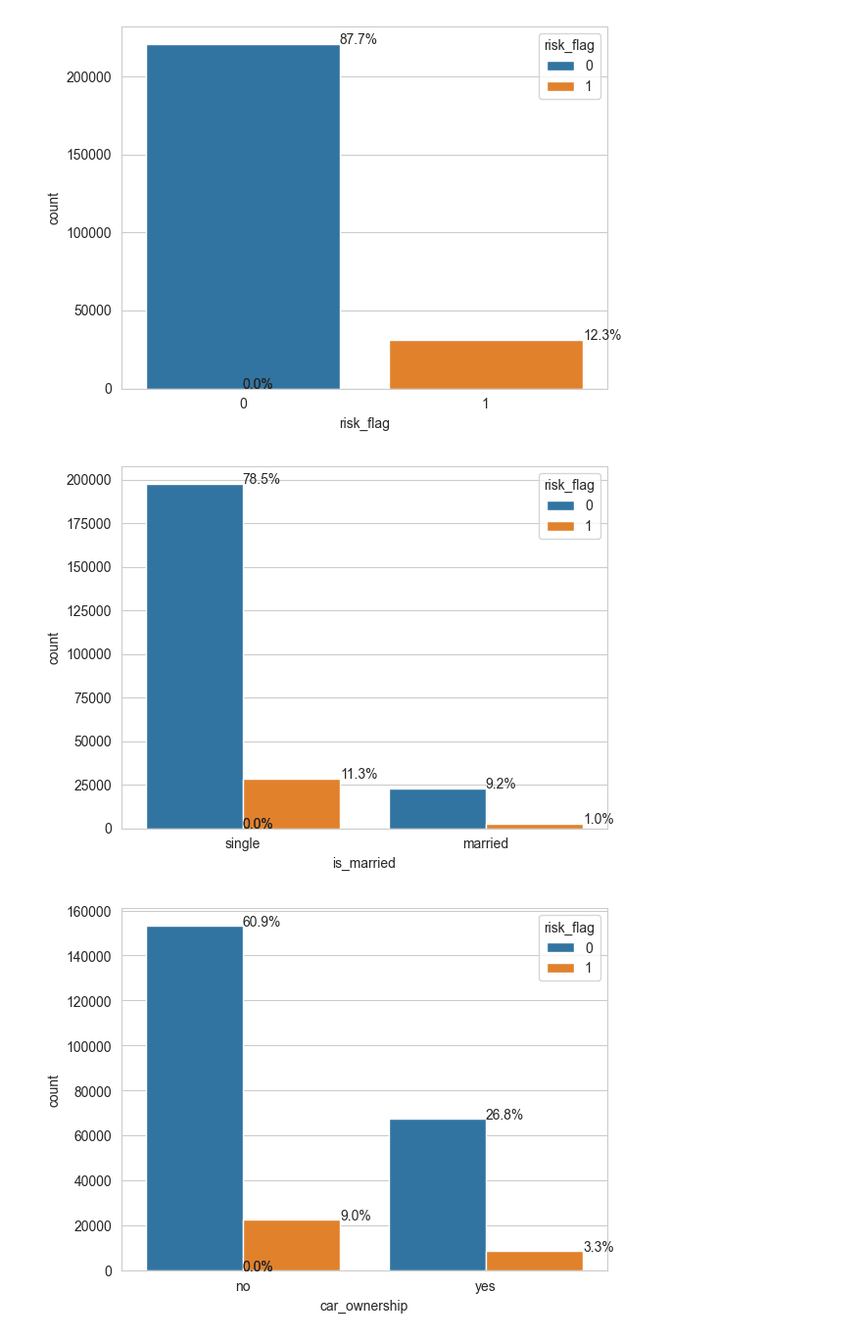
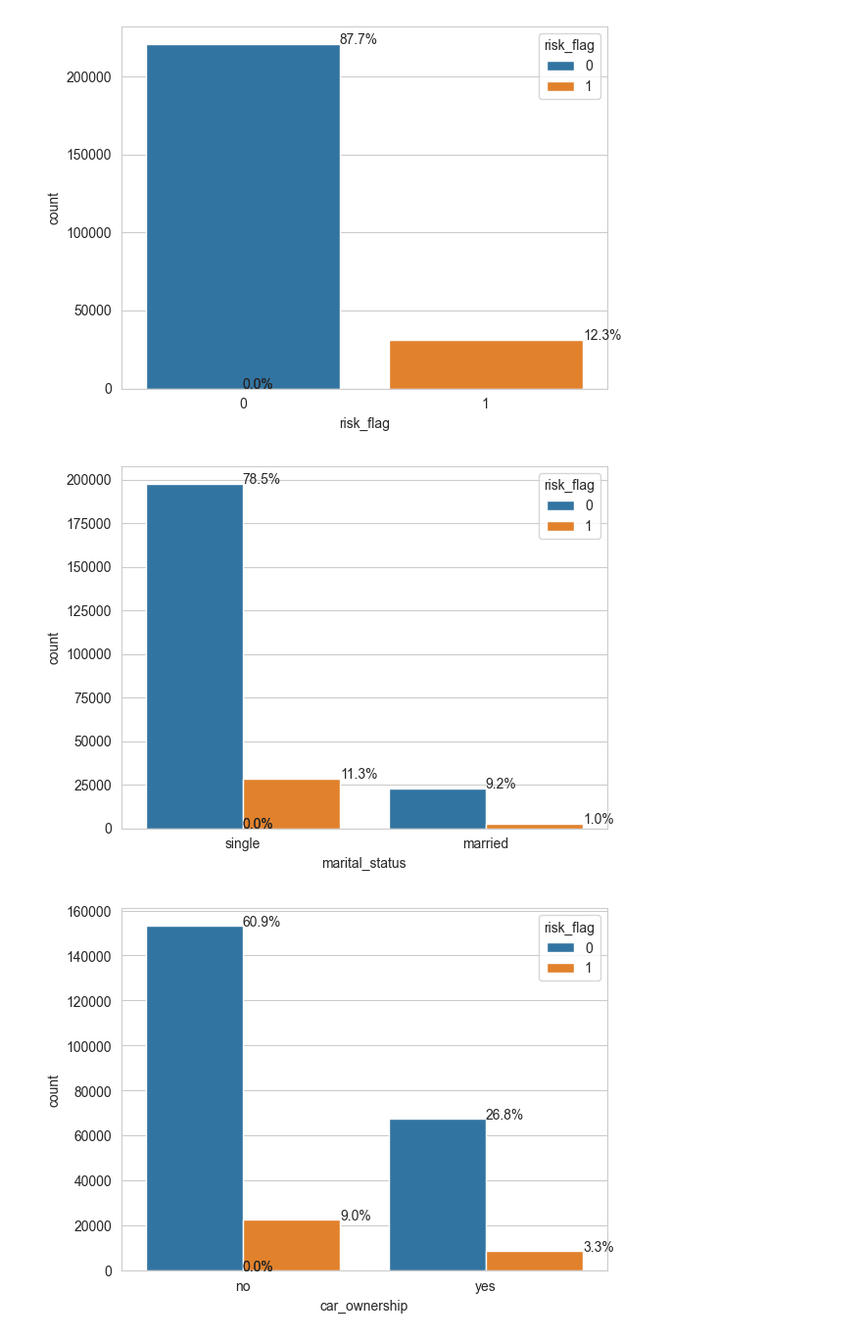
Before and after one commit to sundharesan11/LDPS, a Jupyter notebook: BuildModel/loanDefaultModelBuilding.ipynb, the cells around one changed output. Shown at 98% size. Saved outputs shown, nothing was run; the diff lists cells and outputs as text; code cells hidden in the pictures.

```diff
--- a/BuildModel/loanDefaultModelBuilding.ipynb
+++ b/BuildModel/loanDefaultModelBuilding.ipynb
@@ -111,7 +111,7 @@ Index(['Income', 'Age', 'Experience', 'Married/Single', 'House_Ownership',
       dtype='object')
 # %%
 data.rename(columns={'Id':'id', 'Income':'income', 'Age':'age', 'Experience':'experience',
-                    'Married/Single':'is_married', 'House_Ownership':'house_ownership',
+                    'Married/Single':'marital_status', 'House_Ownership':'house_ownership',
                      'Car_Ownership':'car_ownership',
                      'Profession':'profession', 'CITY':'city', 'STATE':'state',
                      'CURRENT_JOB_YRS':'current_job_years',
@@ -265,10 +285,10 @@ display_percentage_countplot(ax, total)
 [figure]
 # %%
 sns.set_style('whitegrid')
-ax=sns.countplot(data=data, hue='risk_flag', x='is_married')
+ax=sns.countplot(data=data, hue='risk_flag', x='marital_status')
 display_percentage_countplot(ax, total)
 # %% [output]
-[figure, old version]
+[figure, new version]
 # %%
 sns.set_style('whitegrid')
 ax=sns.countplot(data=data, hue='risk_flag', x='car_ownership')
```
Also changed, not shown: parts of 22 cells of this notebook, 2 other files.
